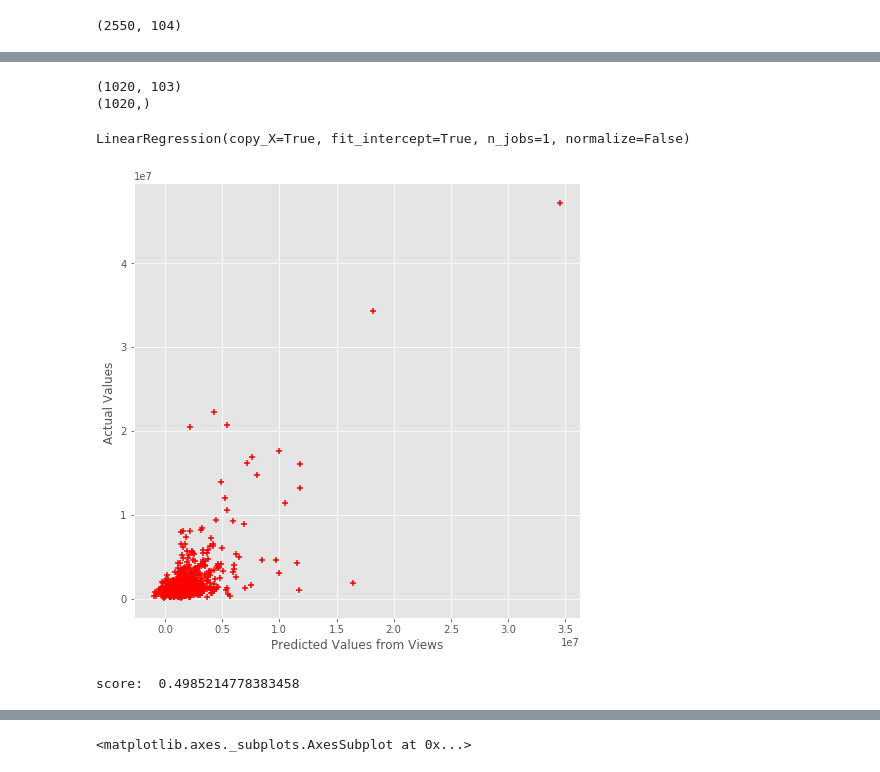
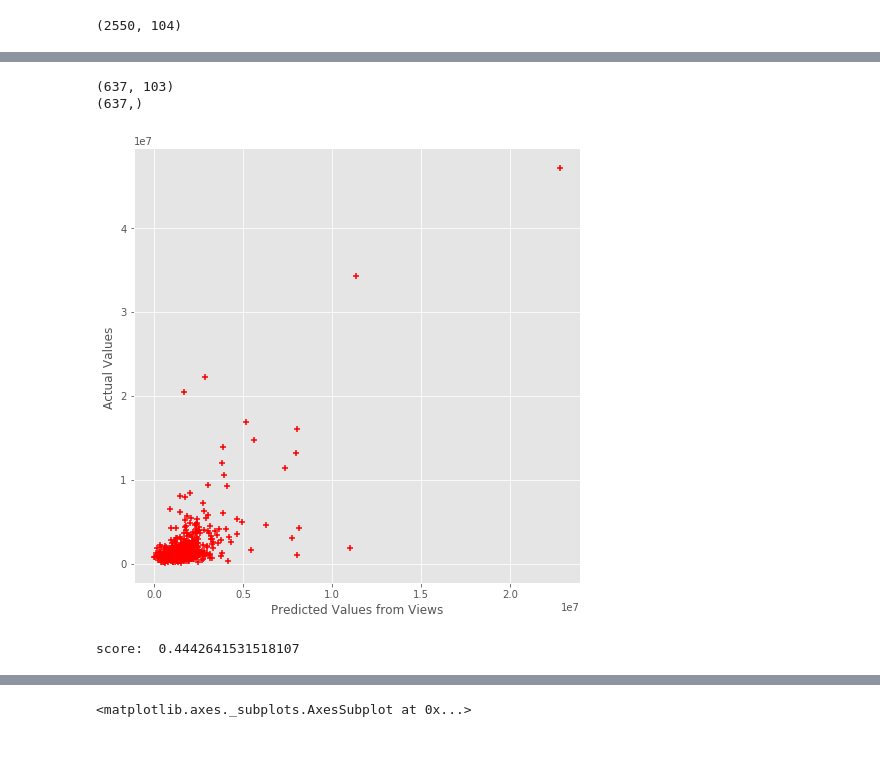
Before and after one commit to mlamare/Ted-Talk, a Jupyter notebook: ga_tedtalks_wrangling.ipynb, the cells around one changed output, grey strips where cells are left out. Drawn from its saved outputs; the diff is of its cells as text; code cells hidden in the pictures.

```diff
--- a/ga_tedtalks_wrangling.ipynb
+++ b/ga_tedtalks_wrangling.ipynb
@@ -292,3 +303,11 @@ X = df_data.drop("views", axis=1) #predictors
 # %%
 # STEP 1: split X and y into training and testing sets (using random_state for reproducibility)
-X_train, X_test, y_train, y_test = train_test_split(X, y, random_state=99, test_size=0.6)
+X_train, X_test, y_train, y_test = train_test_split(X, y, random_state=99, test_size=0.75)
+
+assert X.shape[0] == y.shape[0]  #check that they are the same
+
+print (X_train.shape)
+print (y_train.shape)
+# %% [output]
+(637, 103)
+(637,)
@@ -297,6 +313,0 @@ assert X.shape[0] == y.shape[0]  #check that they are the same
-# %%
-print (X_train.shape)
-print (y_train.shape)
-# %% [output]
-(1020, 103)
-(1020,)
@@ -305,19 +314,21 @@ print (y_train.shape)
-# %%
-lm = LinearRegression()
-lm.fit(X_train, y_train)
-# %% [output]
-LinearRegression(copy_X=True, fit_intercept=True, n_jobs=1, normalize=False)
 # %%
-predictions = lm.predict(X_train)
-score = lm.score(X_train, y_train)
+# TRAINING SET
+lmr = Ridge()
+lmr.fit(X, y)
+
+# train_score = lm.score(X_train, y_train)
+# test_score = lm.score(X_test, y_test)
+
+predictions = lmr.predict(X_train)
+score = lmr.score(X_train, y_train)
 
 plt.figure(figsize=(8,8))
 plt.scatter(predictions, y_train, s=30, c='r', marker='+', zorder=10)
 plt.xlabel("Predicted Values from Views")
 plt.ylabel("Actual Values ")
 plt.show()
 
 print ("score: ", score)
 # %% [output]
-[figure, old version]
+[figure, new version]
-score:  0.4985214778383458
+score:  0.4442641531518107
```
Also changed, not shown: parts of 31 cells of this notebook.
